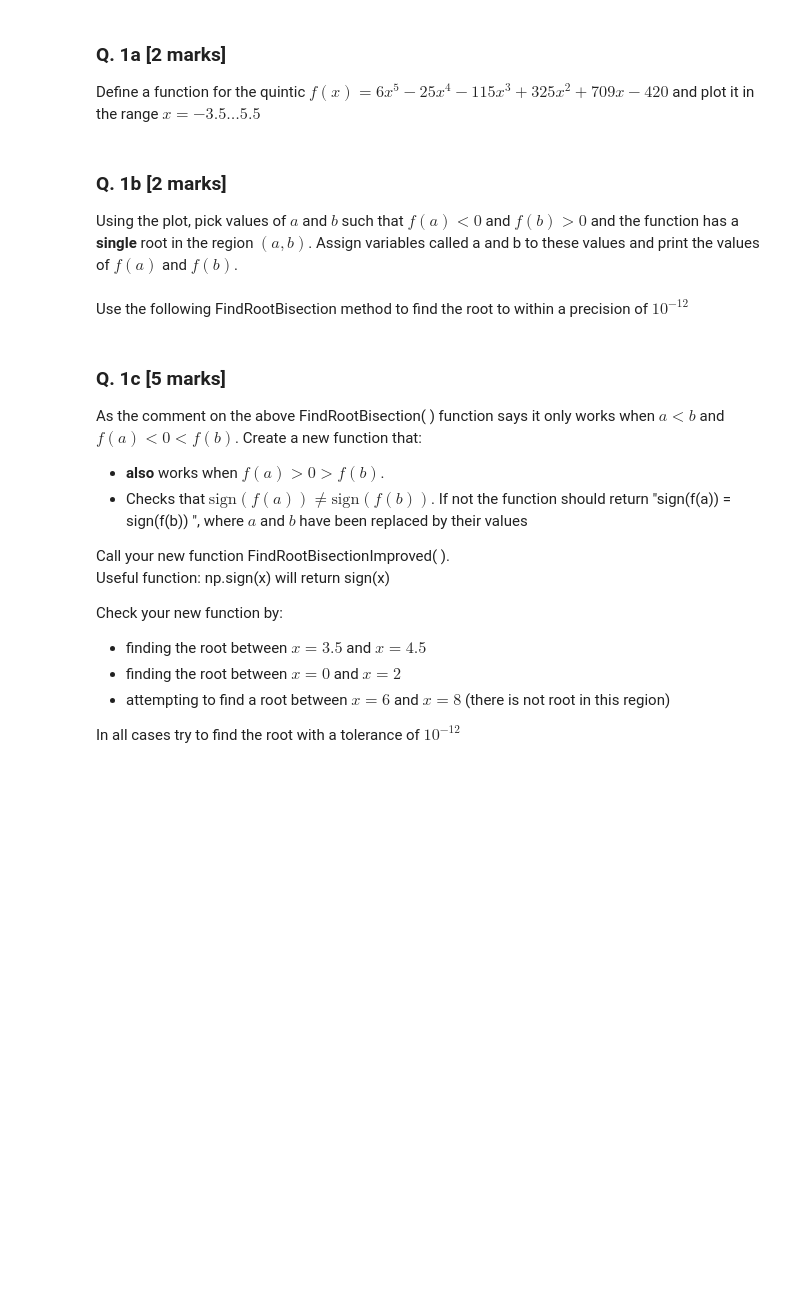
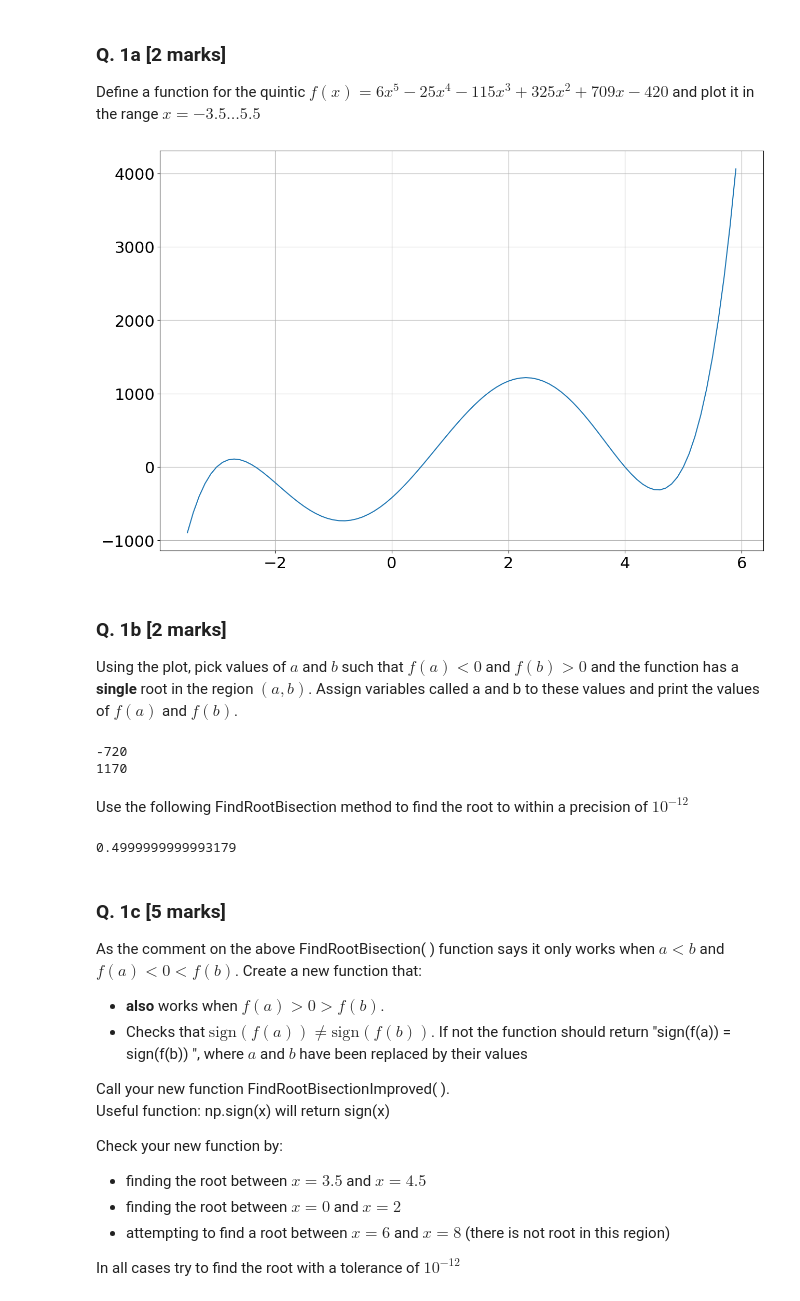
Before and after one commit to Shawnee43/ACM20030, a Jupyter notebook: Assignment-2.ipynb, the cells around one changed output. Saved outputs shown, nothing was run; the diff lists cells and outputs as text; code cells hidden in the pictures; blank space fills up the shorter version.

```diff
--- a/Assignment-2.ipynb
+++ b/Assignment-2.ipynb
@@ -25,9 +25,27 @@ plt.rcParams["figure.figsize"] = (15,10)
 # %% [markdown]
 ### Q. 1a [2 marks]
 Define a function for the quintic $f(x) = 6 x^5-25 x^4-115 x^3+325 x^2+709 x-420$ and plot it in the range $x=-3.5\dots5.5$
+# %%
+def f(x):
+    return 6*x**5 - 25*x**4 - 115*x**3 + 325*x**2 + 709*x -420
+x = np.arange(-3.5, 6.0, 0.1)
+plt.plot(x, f(x))
+plt.grid()
+plt.show()
+# %% [output]
+[figure, added]
 # %% [markdown]
 ### Q. 1b [2 marks]
 Using the plot, pick values of $a$ and $b$ such that $f(a) < 0$ and $f(b) > 0$ and the function has a **single** root in the region $(a,b)$. Assign variables called a and b to these values and print the values of $f(a)$ and $f(b)$.
+# %%
+a = -1
+b = 2
+
+print(f(a))
+print(f(b))
+# %% [output]
+-720
+1170
 # %% [markdown]
 Use the following FindRootBisection method to find the root to within a precision of $10^{-12}$
 # %%
@@ -44,6 +62,11 @@ def FindRootBisection(f, a, b, tol, printSteps=False):
         if(printSteps == True):
             print(midpoint)
     return midpoint
+# %%
+tol = 1e-12
+FindRootBisection(f, a, b, tol)
+# %% [output]
+0.4999999999993179
 # %% [markdown]
 ### Q. 1c [5 marks]
 As the comment on the above FindRootBisection( ) function says it only works when $a<b$ and $f(a) < 0 < f(b)$. Create a new function that:
```
Also changed, not shown: parts of 5 cells of this notebook.
